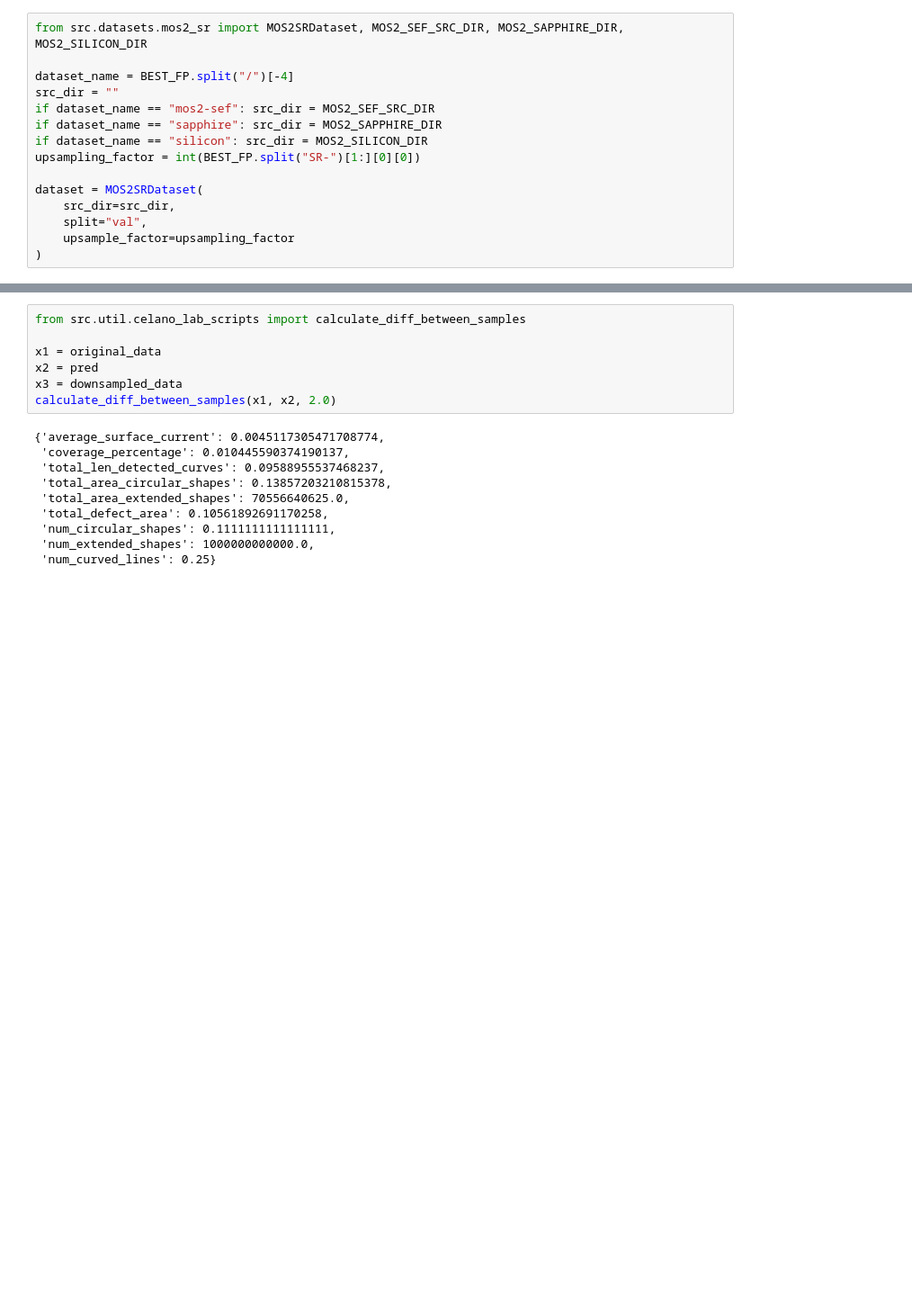
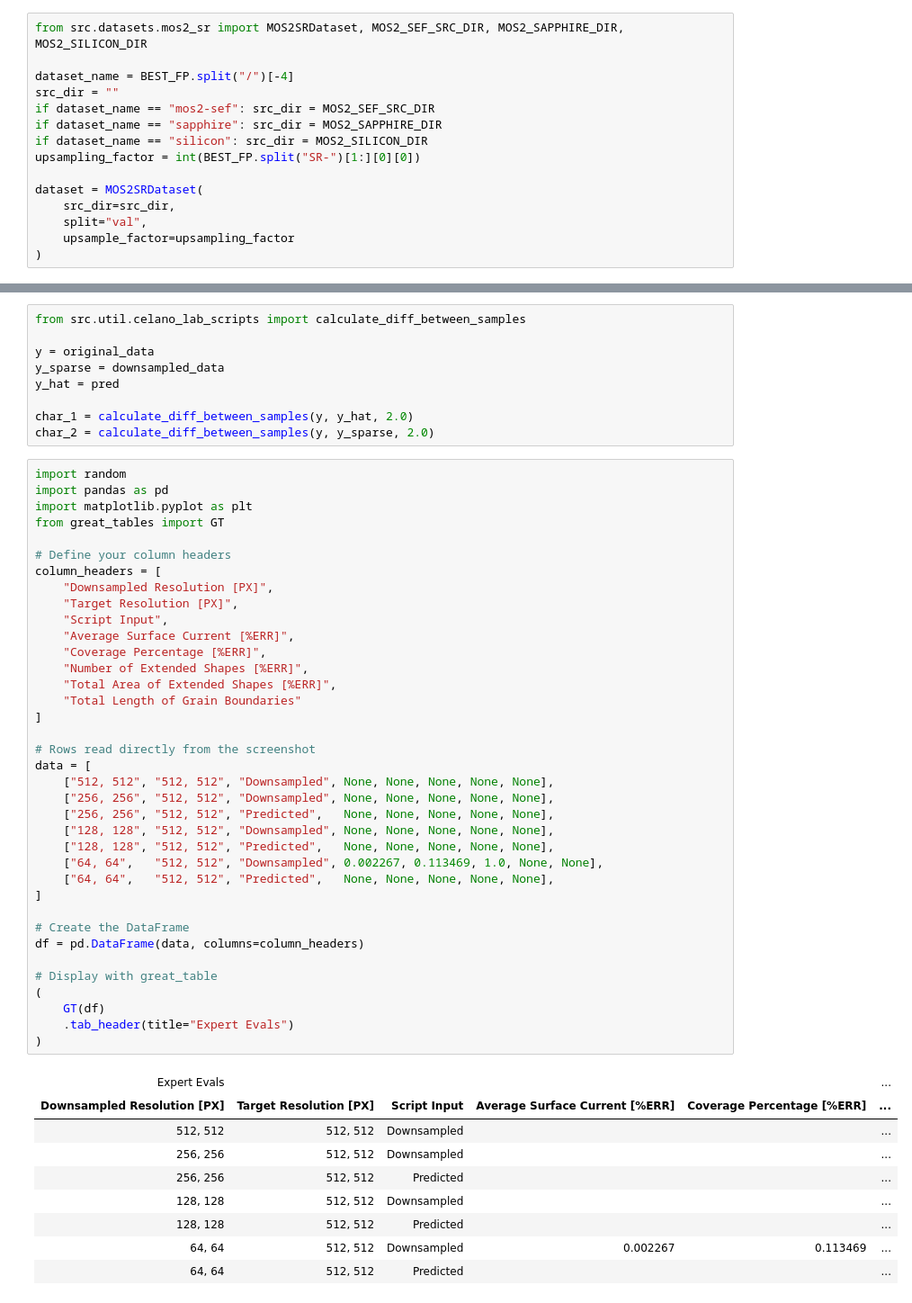
Before and after one commit to UNITES-Lab/sparse-cafm, a Jupyter notebook: _figs_i.ipynb, the cells around one changed output, grey strips where cells are left out. Shown at 90% size. Cells and saved outputs as stored; diff of their text form; blank space fills up the shorter version.

Commit message:
tables/logging/exps

```diff
--- a/_figs_i.ipynb
+++ b/_figs_i.ipynb
@@ -169,17 +166,56 @@ plt.show()
 # %%
 from src.util.celano_lab_scripts import calculate_diff_between_samples
 
-x1 = original_data
-x2 = pred
-x3 = downsampled_data
-calculate_diff_between_samples(x1, x2, 2.0)
+y = original_data
+y_sparse = downsampled_data
+y_hat = pred
+
+char_1 = calculate_diff_between_samples(y, y_hat, 2.0)
+char_2 = calculate_diff_between_samples(y, y_sparse, 2.0)
-# %% [output]
-{'average_surface_current': 0.0045117305471708774,
- 'coverage_percentage': 0.010445590374190137,
- 'total_len_detected_curves': 0.09588955537468237,
- 'total_area_circular_shapes': 0.13857203210815378,
- 'total_area_extended_shapes': 70556640625.0,
- 'total_defect_area': 0.10561892691170258,
- 'num_circular_shapes': 0.1111111111111111,
- 'num_extended_shapes': 1000000000000.0,
- 'num_curved_lines': 0.25}
+# %%
+import random
+import pandas as pd
+import matplotlib.pyplot as plt
+from great_tables import GT
+
+# Define your column headers
+column_headers = [
+    "Downsampled Resolution [PX]",
+    "Target Resolution [PX]",
+    "Script Input",
+    "Average Surface Current [%ERR]",
+    "Coverage Percentage [%ERR]",
+    "Number of Extended Shapes [%ERR]",
+    "Total Area of Extended Shapes [%ERR]",
+    "Total Length of Grain Boundaries"
+]
+
+# Rows read directly from the screenshot
+data = [
+    ["512, 512", "512, 512", "Downsampled", None, None, None, None, None],
+    ["256, 256", "512, 512", "Downsampled", None, None, None, None, None],
+    ["256, 256", "512, 512", "Predicted",   None, None, None, None, None],
+    ["128, 128", "512, 512", "Downsampled", None, None, None, None, None],
+    ["128, 128", "512, 512", "Predicted",   None, None, None, None, None],
+    ["64, 64",   "512, 512", "Downsampled", 0.002267, 0.113469, 1.0, None, None],
+    ["64, 64",   "512, 512", "Predicted",   None, None, None, None, None],
+]
+
+# Create the DataFrame
+df = pd.DataFrame(data, columns=column_headers)
+
+# Display with great_table
+(
+    GT(df)
+    .tab_header(title="Expert Evals")
+)
+# %% [output]
+| Expert Evals |  |  |  |  | ... |
+| Downsampled Resolution [PX] | Target Resolution [PX] | Script Input | Average Surface Current [%ERR] | Coverage Percentage [%ERR] | ... |
+| 512, 512 | 512, 512 | Downsampled |  |  | ... |
+| 256, 256 | 512, 512 | Downsampled |  |  | ... |
+| 256, 256 | 512, 512 | Predicted |  |  | ... |
+| 128, 128 | 512, 512 | Downsampled |  |  | ... |
+| 128, 128 | 512, 512 | Predicted |  |  | ... |
+| 64, 64 | 512, 512 | Downsampled | 0.002267 | 0.113469 | ... |
+| 64, 64 | 512, 512 | Predicted |  |  | ... |
```
Also changed, not shown: parts of 3 cells of this notebook, 3 other files.
